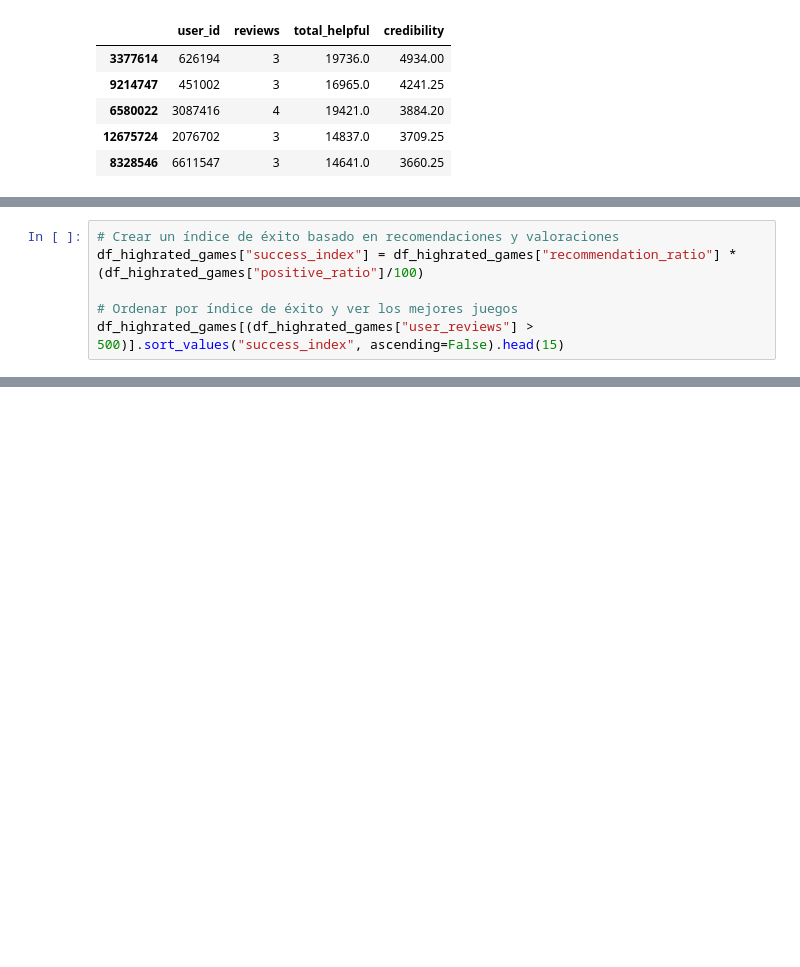
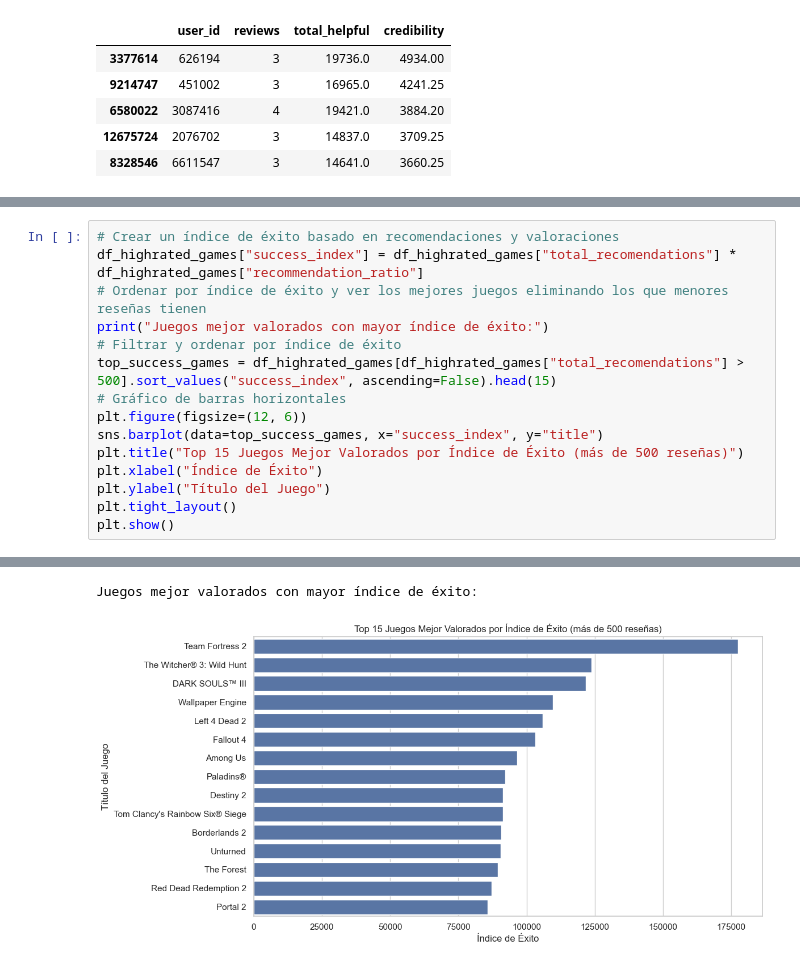
Before and after one commit to tpadrinp/Analisis-de-fiabilidad-de-resenas-de-Steam, a Jupyter notebook: notebooks/stats.ipynb, the cells around one changed output, grey strips where cells are left out. Cells and saved outputs as stored; diff of their text form; blank space fills up the shorter version.

```diff
--- a/notebooks/stats.ipynb
+++ b/notebooks/stats.ipynb
@@ -72,7 +71,16 @@ df_highrated_games.head(5) # Mostrar los primeros 10 juegos bien valorados
 # %%
 # Crear un índice de éxito basado en recomendaciones y valoraciones
-df_highrated_games["success_index"] = df_highrated_games["recommendation_ratio"] * (df_highrated_games["positive_ratio"]/100)
-
-# Ordenar por índice de éxito y ver los mejores juegos
-df_highrated_games[(df_highrated_games["user_reviews"] > 500)].sort_values("success_index", ascending=False).head(15)
+df_highrated_games["success_index"] = df_highrated_games["total_recomendations"] * df_highrated_games["recommendation_ratio"]
+# Ordenar por índice de éxito y ver los mejores juegos eliminando los que menores reseñas tienen
+print("Juegos mejor valorados con mayor índice de éxito:")
+# Filtrar y ordenar por índice de éxito
+top_success_games = df_highrated_games[df_highrated_games["total_recomendations"] > 500].sort_values("success_index", ascending=False).head(15)
+# Gráfico de barras horizontales
+plt.figure(figsize=(12, 6))
+sns.barplot(data=top_success_games, x="success_index", y="title")
+plt.title("Top 15 Juegos Mejor Valorados por Índice de Éxito (más de 500 reseñas)")
+plt.xlabel("Índice de Éxito")
+plt.ylabel("Título del Juego")
+plt.tight_layout()
+plt.show()
 # %% [output]
@@ -94,0 +87,2 @@ df_highrated_games[(df_highrated_games["user_reviews"] > 500)].sort_values("succ
+Juegos mejor valorados con mayor índice de éxito:
+[figure, added]
```
Also changed, not shown: parts of 3 cells of this notebook.
